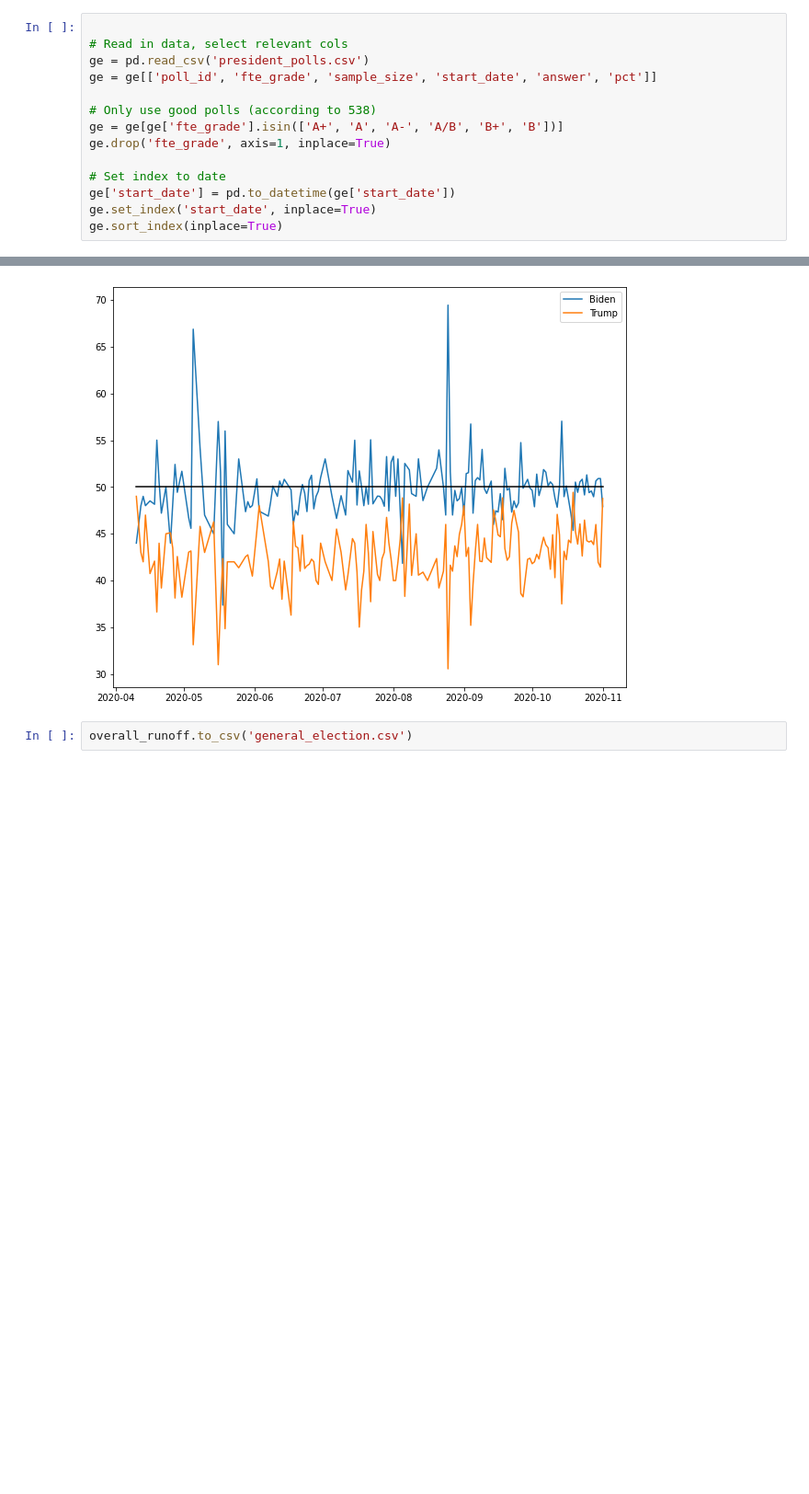
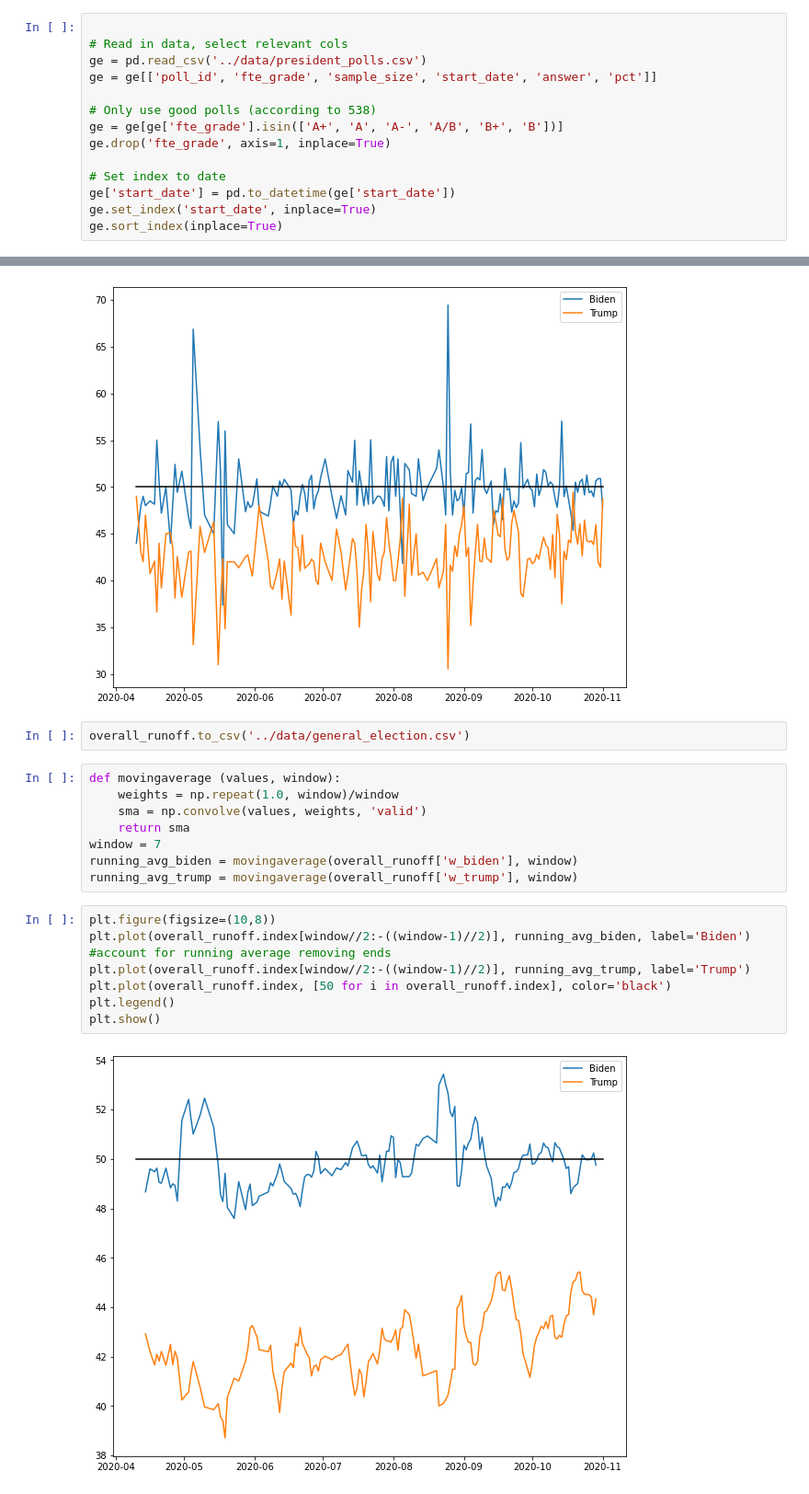
Before and after one commit to Maydit/1007-Project-2020, a Jupyter notebook: code/general_election.ipynb, the cells around one changed output, grey strips where cells are left out. Shown at 92% size. Drawn from its saved outputs; the diff is of its cells as text; blank space fills up the shorter version.

```diff
--- a/code/general_election.ipynb
+++ b/code/general_election.ipynb
@@ -4,7 +5,7 @@ import matplotlib.pyplot as plt
 # %%
 
 # Read in data, select relevant cols
-ge = pd.read_csv('president_polls.csv')
+ge = pd.read_csv('../data/president_polls.csv')
 ge = ge[['poll_id', 'fte_grade', 'sample_size', 'start_date', 'answer', 'pct']]
 
 # Only use good polls (according to 538)
@@ -75,4 +76,21 @@ plt.show()
 # %% [output]
 [figure]
 # %%
-overall_runoff.to_csv('general_election.csv')
+overall_runoff.to_csv('../data/general_election.csv')
+# %%
+def movingaverage (values, window):
+    weights = np.repeat(1.0, window)/window
+    sma = np.convolve(values, weights, 'valid')
+    return sma
+window = 7
+running_avg_biden = movingaverage(overall_runoff['w_biden'], window)
+running_avg_trump = movingaverage(overall_runoff['w_trump'], window)
+# %%
+plt.figure(figsize=(10,8))
+plt.plot(overall_runoff.index[window//2:-((window-1)//2)], running_avg_biden, label='Biden') #account for running average removing ends
+plt.plot(overall_runoff.index[window//2:-((window-1)//2)], running_avg_trump, label='Trump')
+plt.plot(overall_runoff.index, [50 for i in overall_runoff.index], color='black')
+plt.legend()
+plt.show()
+# %% [output]
+[figure, added]
```
Also changed, not shown: parts of 1 cell of this notebook.
